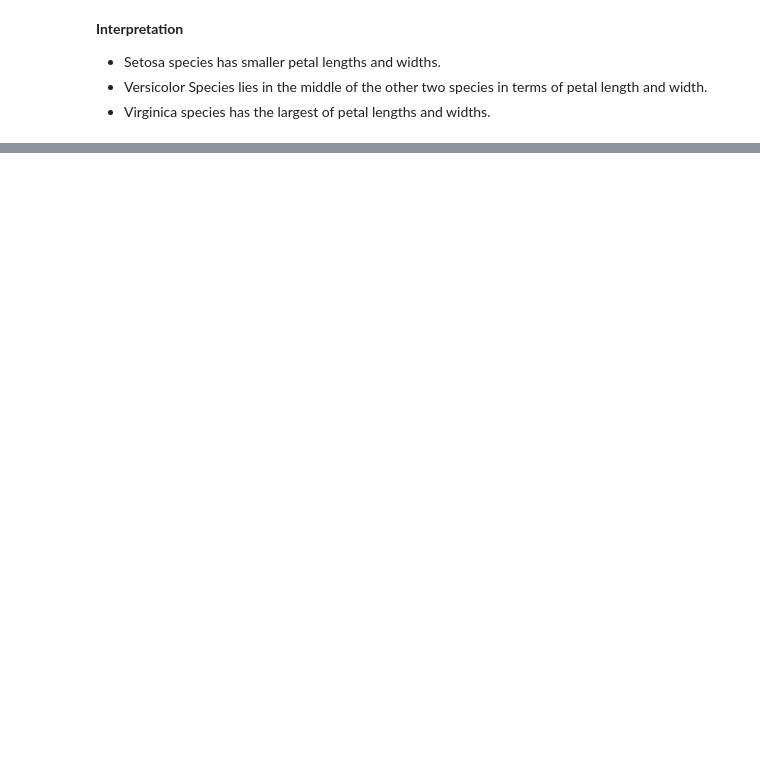
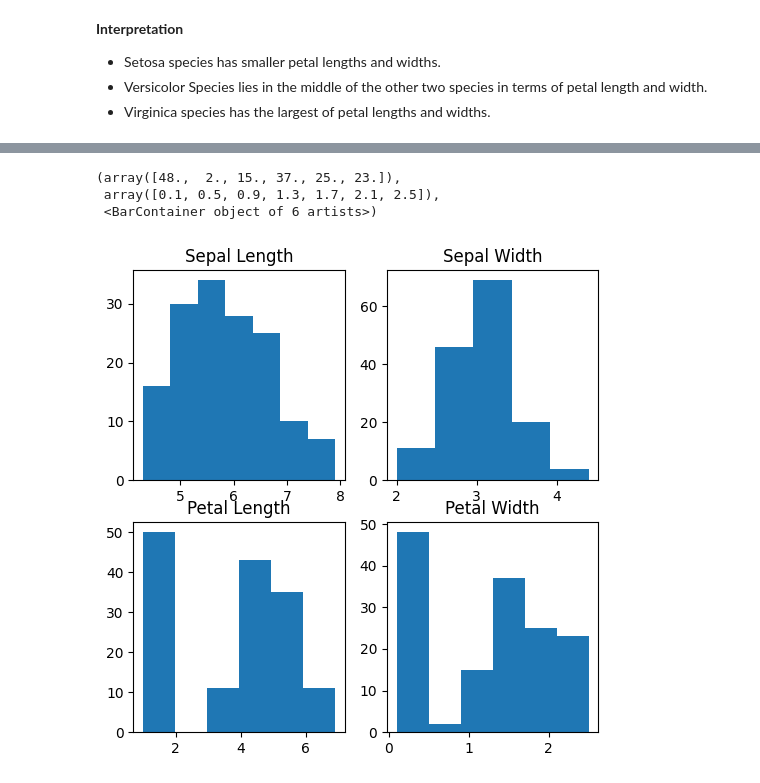
Before and after one commit to Dulyana-Silva/EDA-Iris-Dataset, a Jupyter notebook: Iris.ipynb, the cells around one changed output, grey strips where cells are left out. Cells and saved outputs as stored; diff of their text form; code cells hidden in the pictures; blank space fills up the shorter version.

```diff
--- a/Iris.ipynb
+++ b/Iris.ipynb
@@ -141,0 +149,21 @@ plt.show()
+# %%
+#Histograms show the distribution of the data in relevant columns. It can be used for uni and bi-variate analysis.
+
+fig, axes = plt.subplots(2,2, figsize= (6,6))
+
+axes[0,0].set_title("Sepal Length")
+axes[0,0].hist(df["sepal_length"], bins=7)
+
+axes[0,1].set_title("Sepal Width")
+axes[0,1].hist(df["sepal_width"], bins=5)
+
+axes[1,0].set_title("Petal Length")
+axes[1,0].hist(df["petal_length"], bins=6)
+
+axes[1,1].set_title("Petal Width")
+axes[1,1].hist(df["petal_width"], bins=6)
+# %% [output]
+(array([48.,  2., 15., 37., 25., 23.]),
+ array([0.1, 0.5, 0.9, 1.3, 1.7, 2.1, 2.5]),
+ <BarContainer object of 6 artists>)
+[figure, added]
```
Also changed, not shown: parts of 6 cells of this notebook.
